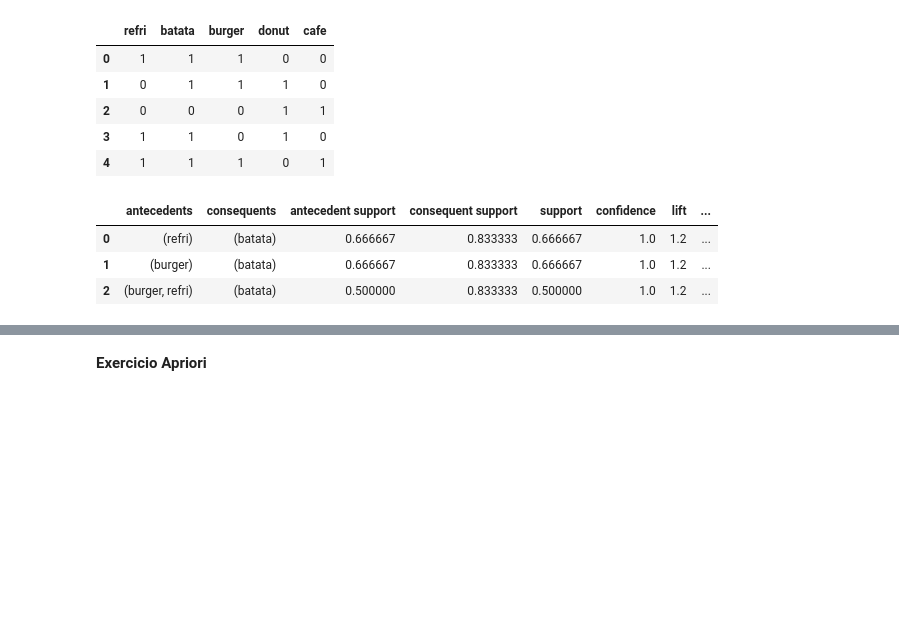
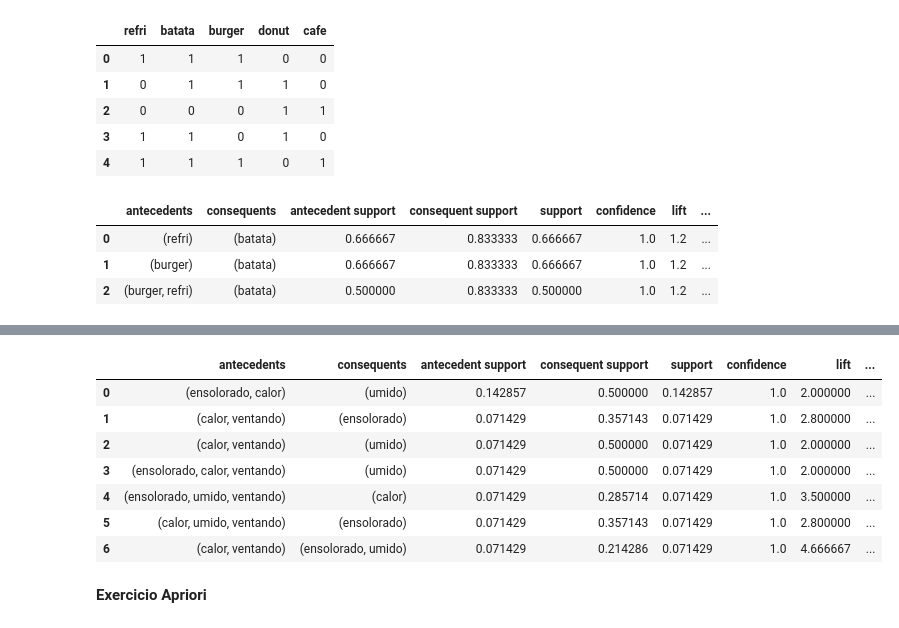
Before and after one commit to lcbjrrr/quant, a Jupyter notebook: IBMEC9_Apriori.ipynb, the cells around one changed output, grey strips where cells are left out. Saved outputs shown, nothing was run; the diff lists cells and outputs as text; code cells hidden in the pictures; blank space fills up the shorter version.

```diff
--- a/IBMEC9_Apriori.ipynb
+++ b/IBMEC9_Apriori.ipynb
@@ -28,3 +50,17 @@ association_rules(apriori(mercado,min_support=0.5,use_colnames=True))
+# %%
+from mlxtend.frequent_patterns import apriori
+from mlxtend.frequent_patterns import association_rules
+
+association_rules(apriori(dados,use_colnames=True,min_support=0.05))
+# %% [output]
+|  | antecedents | consequents | antecedent support | consequent support | support | confidence | lift | ... |
+| 0 | (ensolorado, calor) | (umido) | 0.142857 | 0.500000 | 0.142857 | 1.0 | 2.000000 | ... |
+| 1 | (calor, ventando) | (ensolorado) | 0.071429 | 0.357143 | 0.071429 | 1.0 | 2.800000 | ... |
+| 2 | (calor, ventando) | (umido) | 0.071429 | 0.500000 | 0.071429 | 1.0 | 2.000000 | ... |
+| 3 | (ensolorado, calor, ventando) | (umido) | 0.071429 | 0.500000 | 0.071429 | 1.0 | 2.000000 | ... |
+| 4 | (ensolorado, umido, ventando) | (calor) | 0.071429 | 0.285714 | 0.071429 | 1.0 | 3.500000 | ... |
+| 5 | (calor, umido, ventando) | (ensolorado) | 0.071429 | 0.357143 | 0.071429 | 1.0 | 2.800000 | ... |
+| 6 | (calor, ventando) | (ensolorado, umido) | 0.071429 | 0.214286 | 0.071429 | 1.0 | 4.666667 | ... |
 # %% [markdown]
 **Exercicio Apriori**
 # %%
```
Also changed, not shown: parts of 3 cells of this notebook.
